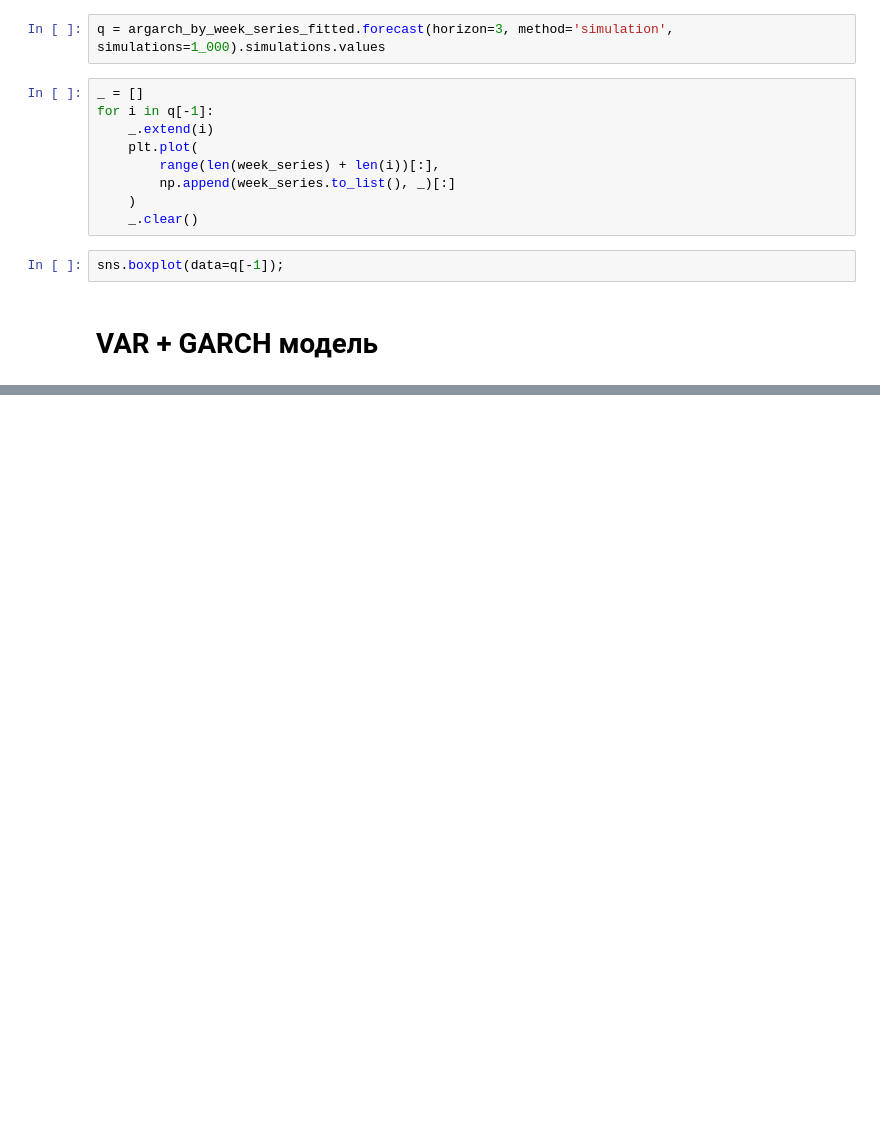
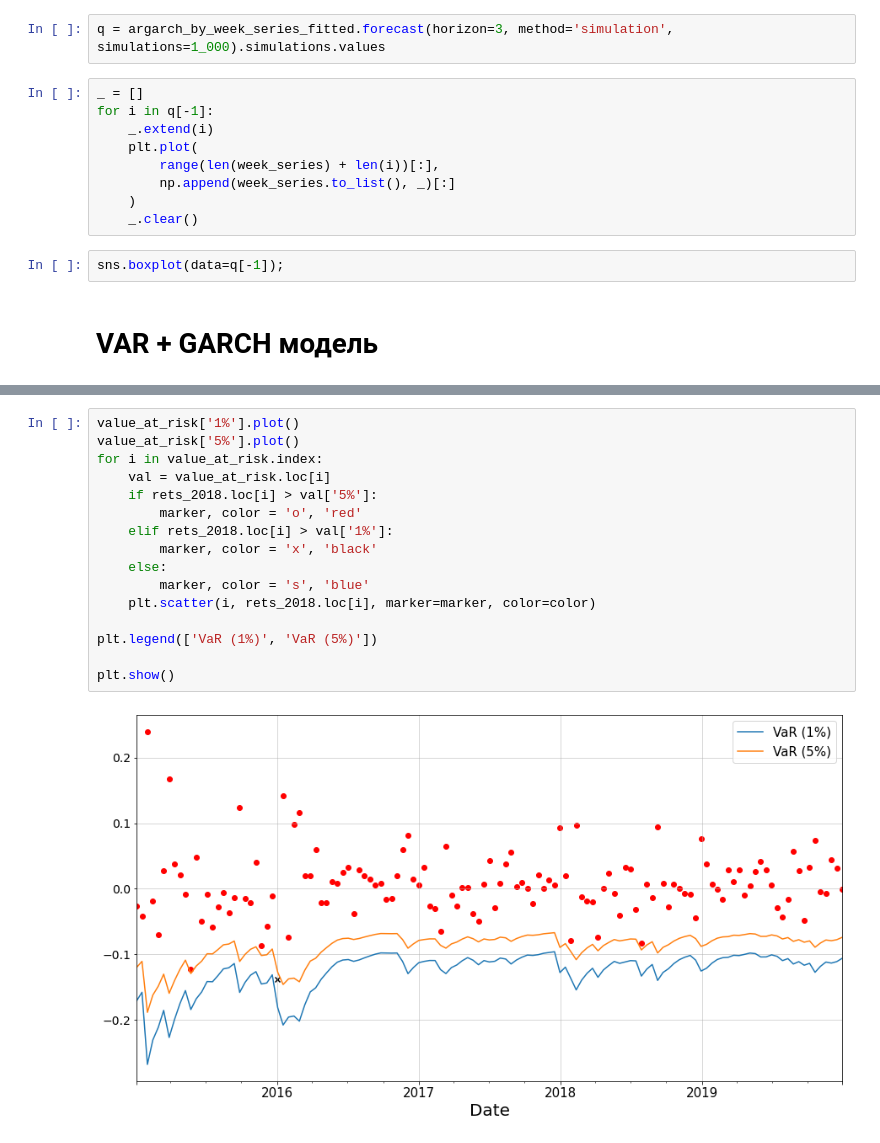
Before and after one commit to xtess16/RTSI, a Jupyter notebook: RTS.ipynb, the cells around one changed output, grey strips where cells are left out. Saved outputs shown, nothing was run; the diff lists cells and outputs as text; blank space fills up the shorter version.

```diff
--- a/RTS.ipynb
+++ b/RTS.ipynb
@@ -1182,0 +1247,18 @@ argarch_by_week_series_changed_fitted.summary()
+# %%
+value_at_risk['1%'].plot()
+value_at_risk['5%'].plot()
+for i in value_at_risk.index:
+    val = value_at_risk.loc[i]
+    if rets_2018.loc[i] > val['5%']:
+        marker, color = 'o', 'red'
+    elif rets_2018.loc[i] > val['1%']:
+        marker, color = 'x', 'black'
+    else:
+        marker, color = 's', 'blue'
+    plt.scatter(i, rets_2018.loc[i], marker=marker, color=color)
+
+plt.legend(['VaR (1%)', 'VaR (5%)'])
+
+plt.show()
+# %% [output]
+[figure, added]
```
Also changed, not shown: parts of 9 cells of this notebook, 2 other files.
